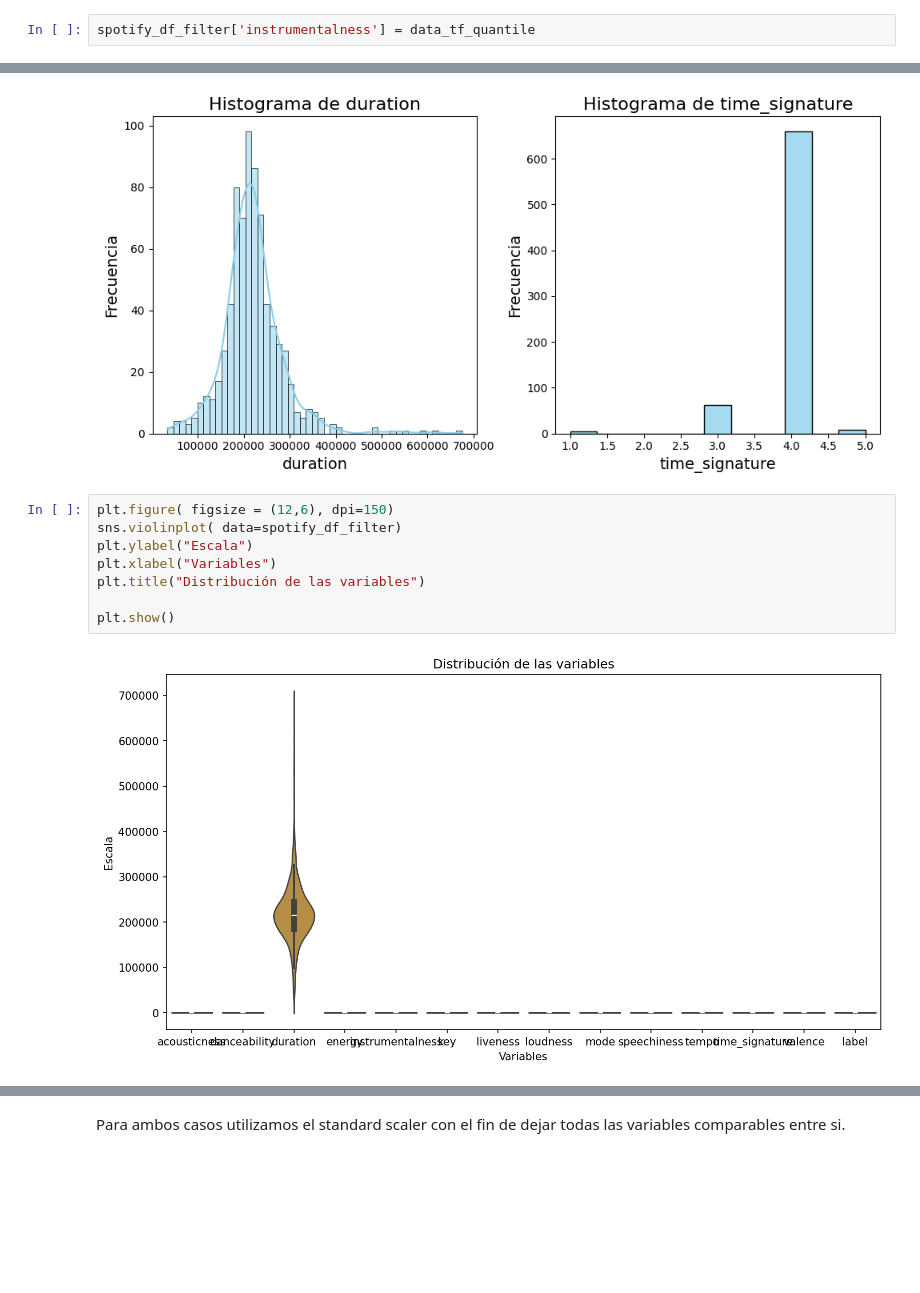
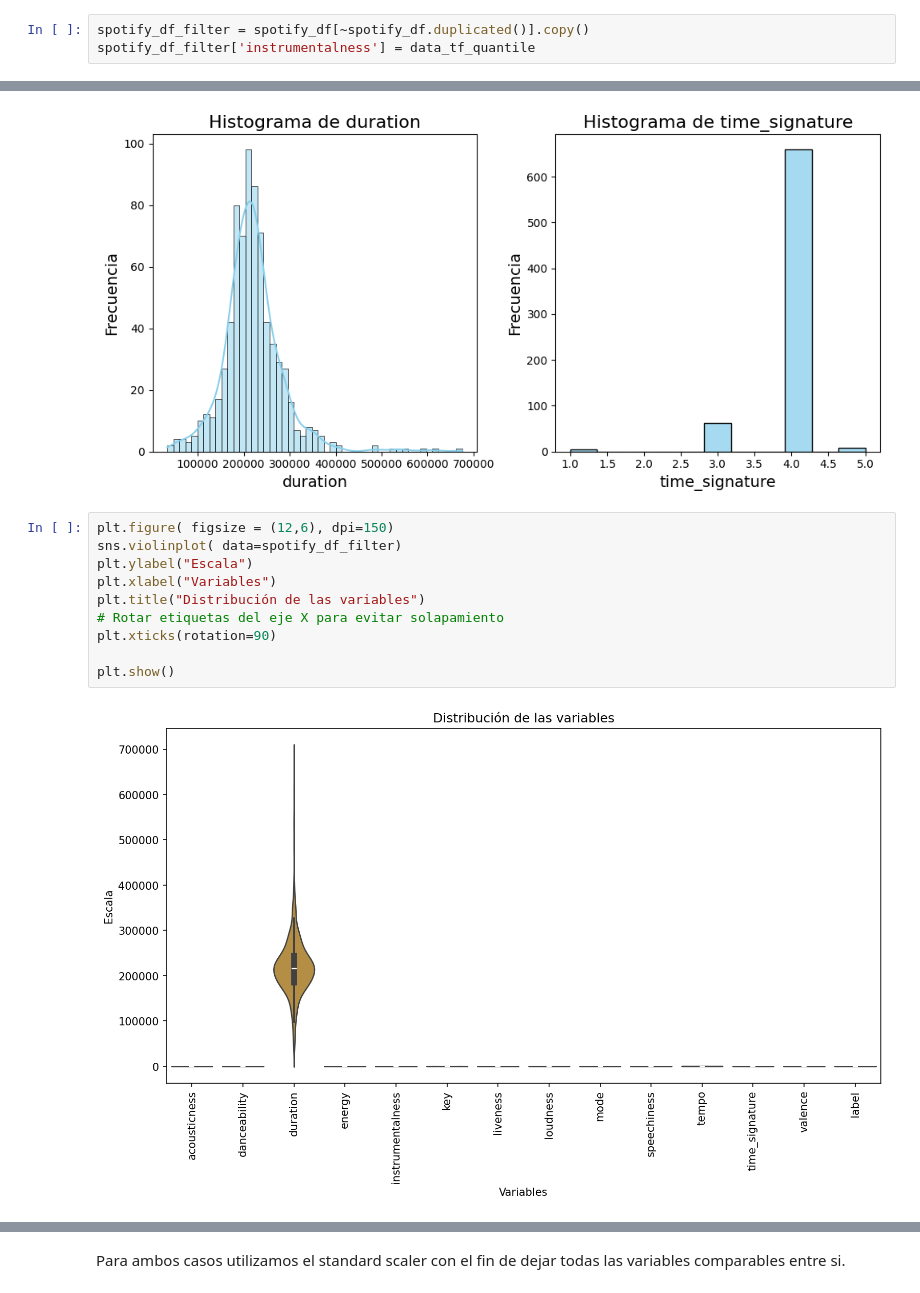
Before and after one commit to jonathancagua/CEIA-ADD, a Jupyter notebook: tp_spotify.ipynb, the cells around one changed output, grey strips where cells are left out. Cells and saved outputs as stored; diff of their text form; blank space fills up the shorter version.

Commit message:
some graphics were adjusted
Signed-off-by: Luciano <luciano106@gmail.com>

```diff
--- a/tp_spotify.ipynb
+++ b/tp_spotify.ipynb
@@ -795,4 +795,5 @@ Vemos que ambos 'bins' quedan con la misma cantidad de muestras (368), pero el u
 # %% [markdown]
 A partir de los resultados anteriores, creemos que la discretización más significativa es la del caso uniforme ya que nuclea la mayor cantidad de valores dentro del 0 (lo cual se corresponde con la realidad del dataset). Finalmente, podemos reemplazar la variable continua 'instrumentalness' por una variable binaria a partir del umbral desterminador por la discretización uniforme.
 # %%
+spotify_df_filter = spotify_df[~spotify_df.duplicated()].copy()
 spotify_df_filter['instrumentalness'] = data_tf_quantile
@@ -860,13 +855,15 @@ plt.show()
 # %%
 plt.figure( figsize = (12,6), dpi=150)
 sns.violinplot( data=spotify_df_filter)
 plt.ylabel("Escala")
 plt.xlabel("Variables")
 plt.title("Distribución de las variables")
+# Rotar etiquetas del eje X para evitar solapamiento
+plt.xticks(rotation=90)
 
 plt.show()
 # %% [output]
-[figure, old version]
+[figure, new version]
 # %%
 plt.figure( figsize = (12,6), dpi=150)
 sns.violinplot( data=spotify_df_filter.drop(['duration','tempo','loudness'],axis=1))
```
Also changed, not shown: parts of 4 cells of this notebook.
